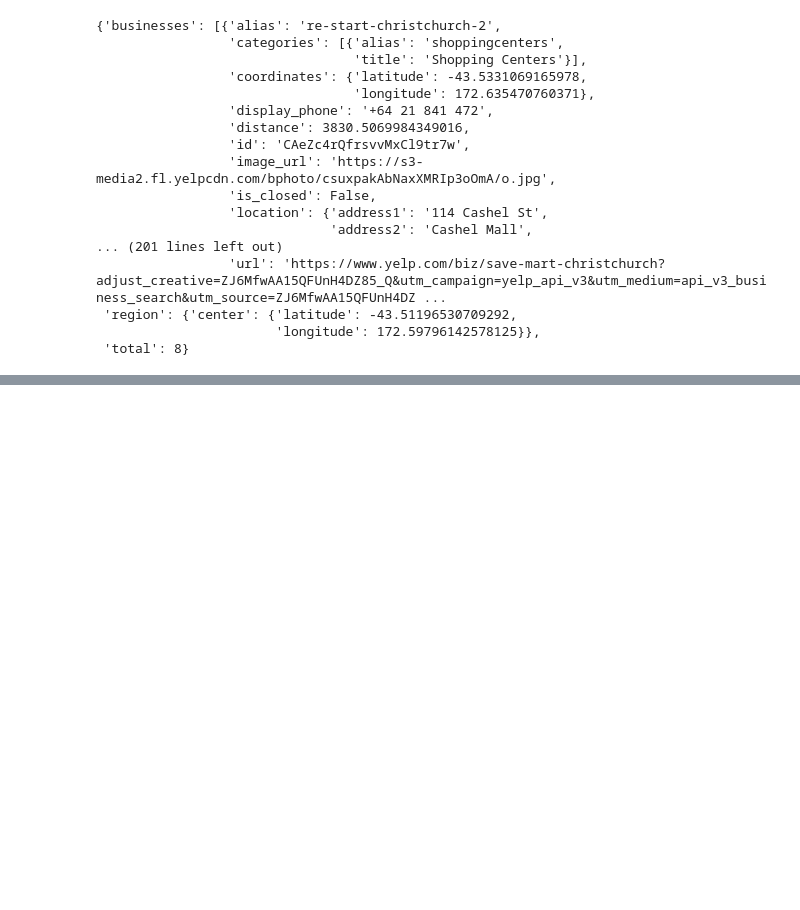
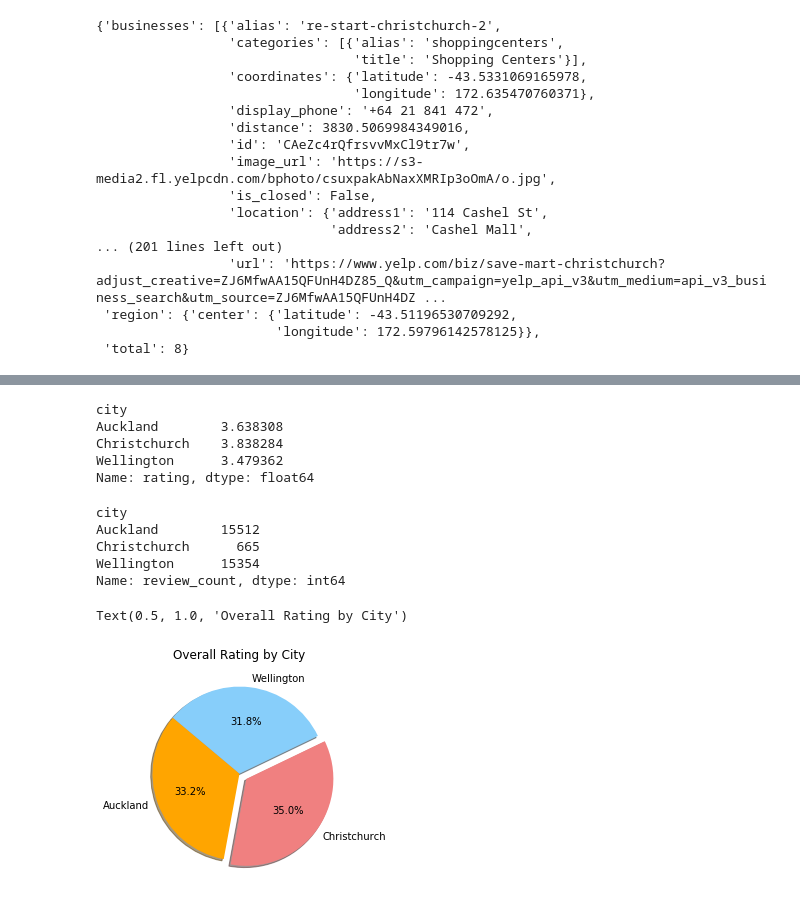
Before and after one commit to blakefreeman2/new_zealand, a Jupyter notebook: New_Zealand/Code_group.ipynb, the cells around one changed output, grey strips where cells are left out. Cells and saved outputs as stored; diff of their text form; code cells hidden in the pictures; blank space fills up the shorter version.

Commit message:
adding pie chart, bar chart for overall cities review, adding copied code for scatter plot for overall cities review

```diff
--- a/New_Zealand/Code_group.ipynb
+++ b/New_Zealand/Code_group.ipynb
@@ -396,0 +341,3 @@ df_New_Zealand
+# %%
+city_groupby = df_New_Zealand.groupby(['city'])
+city_groupby.count()
@@ -396,0 +350,29 @@ df_New_Zealand
+# %%
+avg_rating = city_groupby['rating'].mean()
+avg_rating
+# %% [output]
+city
+Auckland        3.638308
+Christchurch    3.838284
+Wellington      3.479362
+Name: rating, dtype: float64
+# %%
+sum_rev_count = city_groupby['review_count'].sum()
+sum_rev_count
+# %% [output]
+city
+Auckland        15512
+Christchurch      665
+Wellington      15354
+Name: review_count, dtype: int64
+# %%
+labels = ['Auckland', 'Christchurch', 'Wellington']
+colors = ["orange", "lightcoral", "lightskyblue"]
+explode = (0, 0.1, 0)
+# %%
+plt.pie(avg_rating, explode=explode, labels=labels, colors=colors,
+        autopct="%1.1f%%", shadow=True, startangle=140)
+plt.title("Overall Rating by City")
+# %% [output]
+Text(0.5, 1.0, 'Overall Rating by City')
+[figure, added]
```
Also changed, not shown: parts of 8 cells of this notebook, 1 other file.
